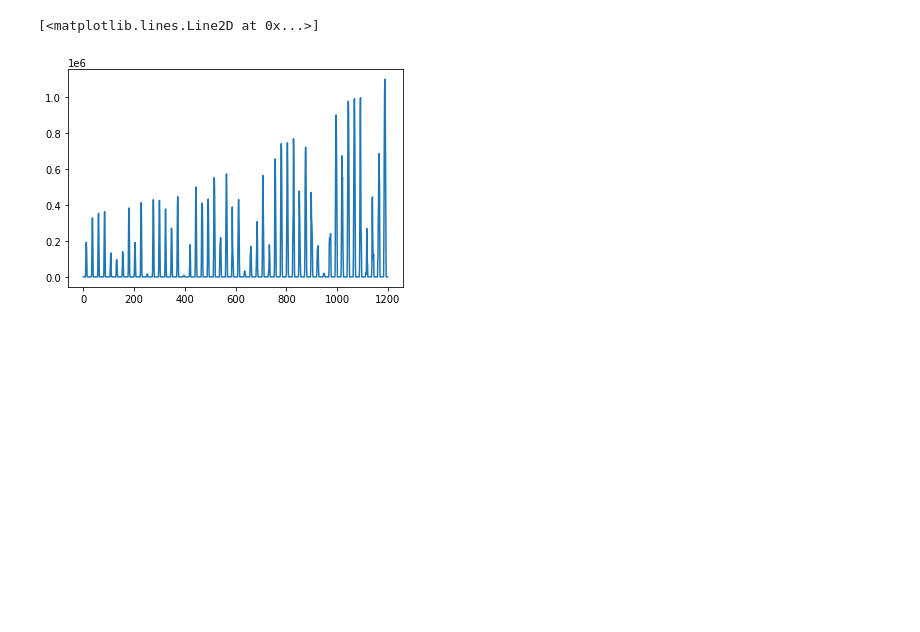
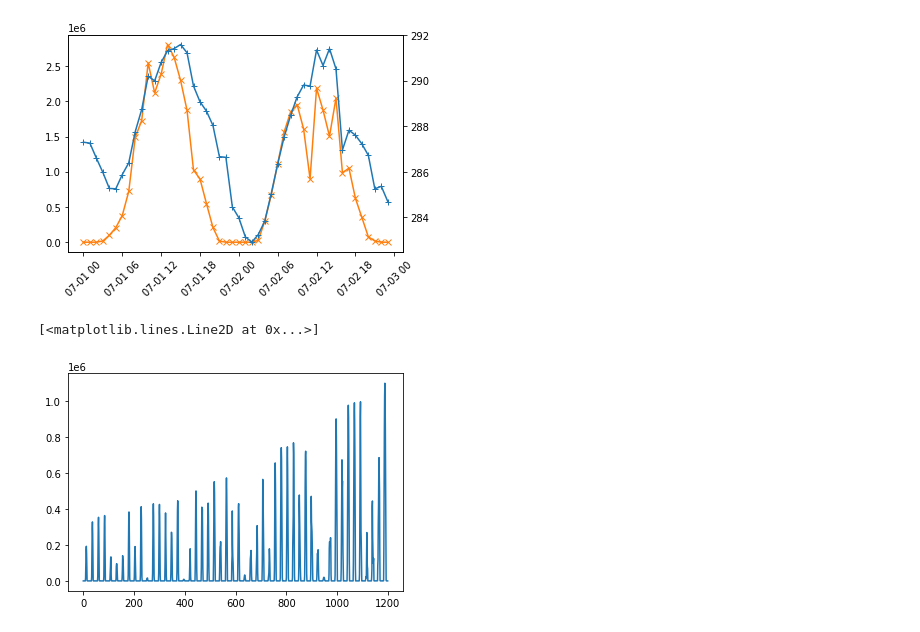
Before and after one commit to setmar/MachineOcean-WP12, a Jupyter notebook: scripts/NORA3_ERA5/NORA3_sandbox.ipynb, the cells around one changed output. Cells and saved outputs as stored; diff of their text form; code cells hidden in the pictures; blank space fills up the shorter version.

```diff
--- a/scripts/NORA3_ERA5/NORA3_sandbox.ipynb
+++ b/scripts/NORA3_ERA5/NORA3_sandbox.ipynb
@@ -46,24 +46,16 @@ lat = 59.9423
 #start_time_str = "2020-02-27T00:00:00"
 #end_time_str = "2020-02-29T23:00:00"
 
-start_time_str = "2020-03-01T00:00:00"
-end_time_str = "2020-03-03T23:00:00"
+start_time_str = "2020-07-01T00:00:00"
+end_time_str = "2020-07-02T23:00:00"
 
 start_time = datetime.datetime.strptime(start_time_str, "%Y-%m-%dT%H:%M:%S")
 end_time = datetime.datetime.strptime(end_time_str, "%Y-%m-%dT%H:%M:%S")
-
-fig, ax1 = plt.subplots()
 
 tss = []
 for param in params_rad:
     ts = NORA3_ERA5.get_nora3_timeseries(param, lon, lat, start_time, end_time)
     tss.append(ts)
-    ax1.plot(ts.time, ts.values, color="tab:orange", marker="x")
-plt.xticks(rotation=45)
-
-ax2 = ax1.twinx()
 
 ts = NORA3_ERA5.get_nora3_timeseries("air_temperature_2m", lon, lat, start_time, end_time)
-ax2.plot(ts.time, ts.values, color="tab:blue", marker="+")
-fig.show()
 # %% [output]
@@ -74,3 +64,15 @@ Wall time: 1min 32s
+# %%
+fig, ax1 = plt.subplots()
+ax1.plot(tss[0][:,0,0].time, tss[0][:,0,0].values, color="tab:orange", marker="x")
+plt.xticks(rotation=45)
+
+ax2 = ax1.twinx()
+
+ax2.plot(ts[:,0,0].time, ts[:,0,0].values, color="tab:blue", marker="+")
+
+fig.show()
+# %% [output]
+[figure, added]
 # %%
 import netCDF4 as nc
 import datetime
```
Also changed, not shown: parts of 2 cells of this notebook, 1 other file.
